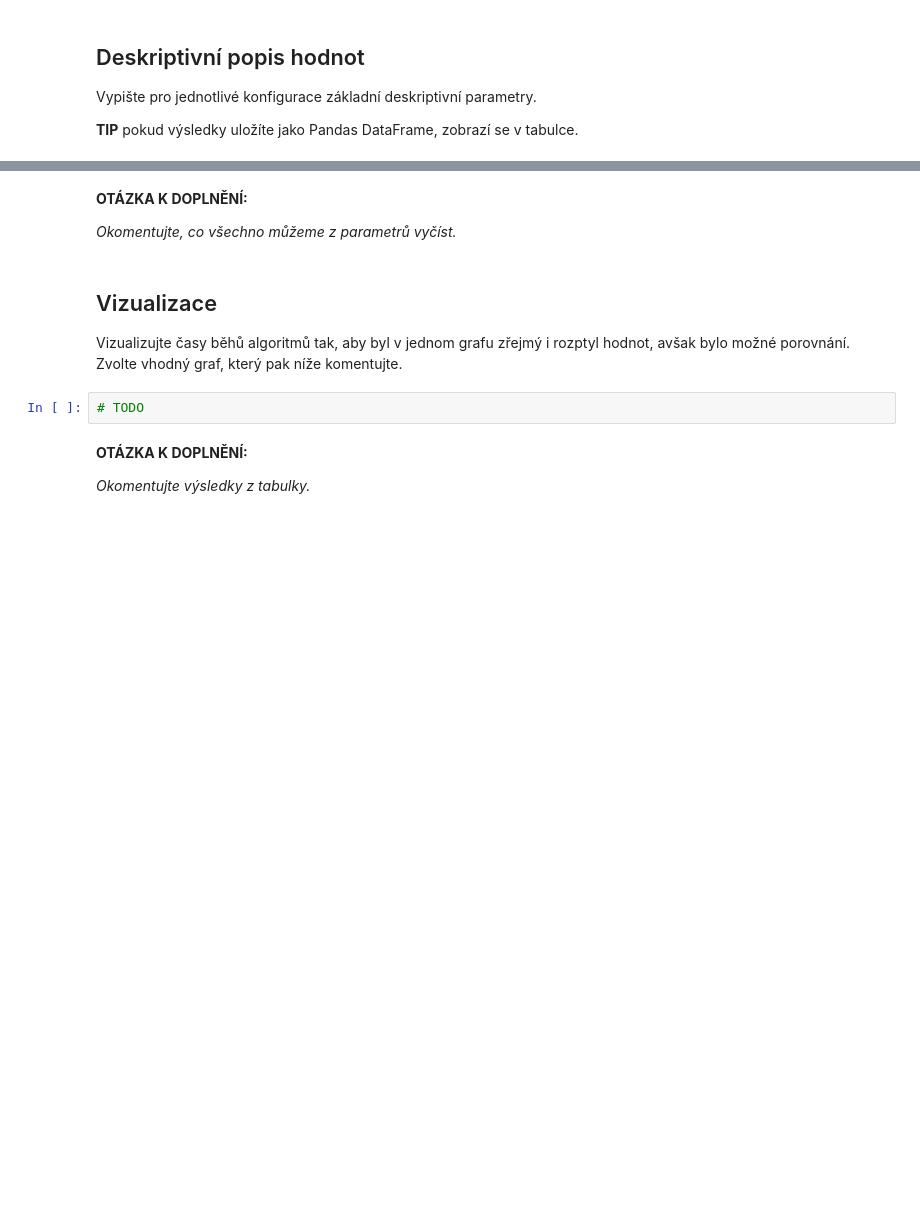
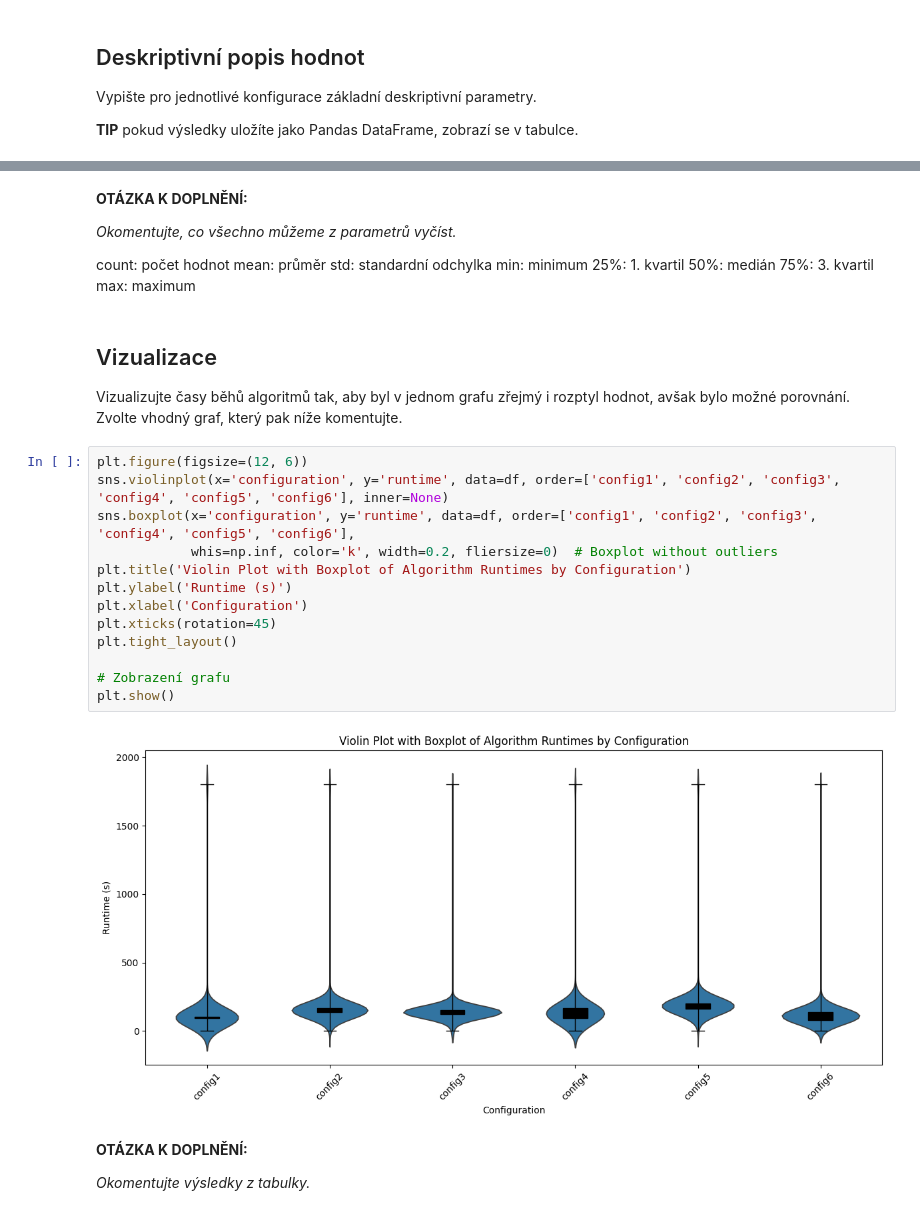
Before and after one commit to jirmusovic/MSP, a Jupyter notebook: proj1.ipynb, the cells around one changed output, grey strips where cells are left out. Saved outputs shown, nothing was run; the diff lists cells and outputs as text; blank space fills up the shorter version.

```diff
--- a/proj1.ipynb
+++ b/proj1.ipynb
@@ -152,11 +192,33 @@ __TIP__ pokud výsledky uložíte jako Pandas DataFrame, zobrazí se v tabulce.
 __OTÁZKA K DOPLNĚNÍ:__
 
 _Okomentujte, co všechno můžeme z parametrů vyčíst._
+
+count: počet hodnot
+mean: průměr
+std: standardní odchylka
+min: minimum
+25%: 1. kvartil
+50%: medián
+75%: 3. kvartil
+max: maximum
 # %% [markdown]
 ## Vizualizace
 Vizualizujte časy běhů algoritmů tak, aby byl v jednom grafu zřejmý i rozptyl hodnot, avšak bylo možné porovnání. Zvolte vhodný graf, který pak níže komentujte.
-# %%
-# TODO
+# %%
+plt.figure(figsize=(12, 6))
+sns.violinplot(x='configuration', y='runtime', data=df, order=['config1', 'config2', 'config3', 'config4', 'config5', 'config6'], inner=None)
+sns.boxplot(x='configuration', y='runtime', data=df, order=['config1', 'config2', 'config3', 'config4', 'config5', 'config6'],
+            whis=np.inf, color='k', width=0.2, fliersize=0)  # Boxplot without outliers
+plt.title('Violin Plot with Boxplot of Algorithm Runtimes by Configuration')
+plt.ylabel('Runtime (s)')
+plt.xlabel('Configuration')
+plt.xticks(rotation=45)
+plt.tight_layout()
+
+# Zobrazení grafu
+plt.show()
+# %% [output]
+[figure, added]
 # %% [markdown]
 __OTÁZKA K DOPLNĚNÍ:__
 
```
Also changed, not shown: parts of 8 cells of this notebook.
